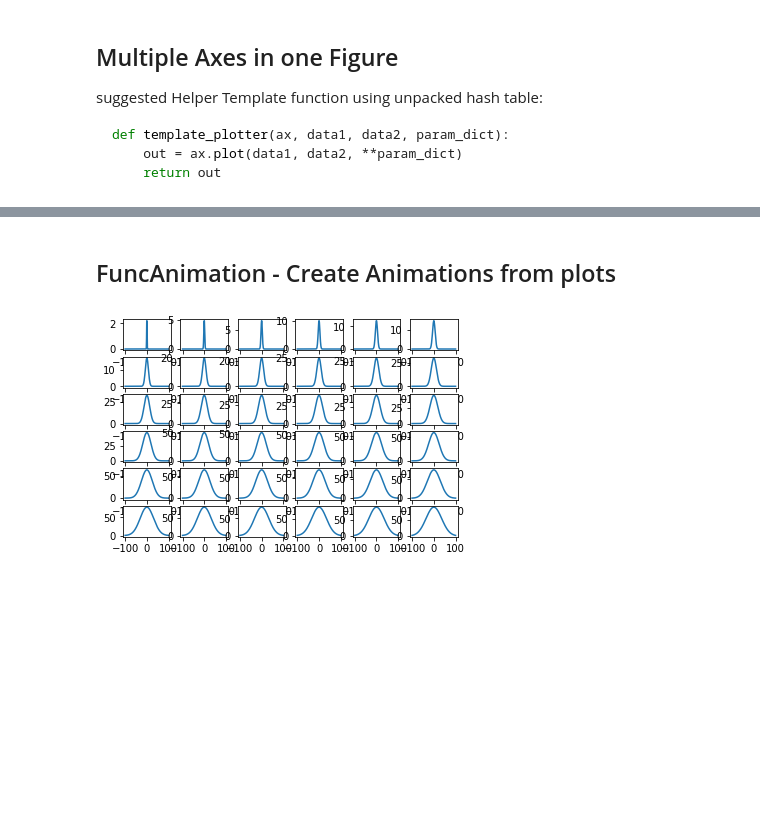
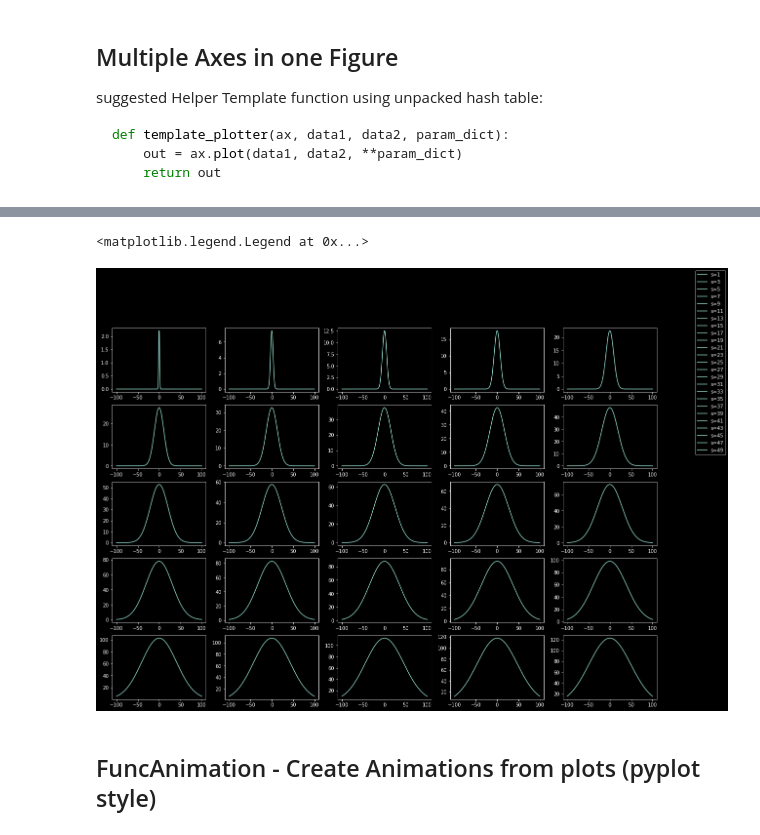
Before and after one commit to roman91DE/machine-learning, a Jupyter notebook: matplotlib_tutorial.ipynb, the cells around one changed output, grey strips where cells are left out. Cells and saved outputs as stored; diff of their text form; code cells hidden in the pictures; blank space fills up the shorter version.

```diff
--- a/matplotlib_tutorial.ipynb
+++ b/matplotlib_tutorial.ipynb
@@ -138,4 +166,21 @@ my_plotter(ax4, x, np.sin(random() * np.e * x))
+# %%
+fig, axes = plt.subplots(nrows=5, ncols=5)
+
+x = np.linspace(-100,100,200)
+mean = 0
+std = 1
+
+for row in axes:
+    for ax in row:
+        ax.plot(x, gauss(x,mean, std), label=f"s={std}")
+        std += 2
+
+fig.set_size_inches(20,14)
+fig.legend()
+# %% [output]
+<matplotlib.legend.Legend at 0x...>
+[figure, added]
 # %% [markdown]
-## FuncAnimation - Create Animations from plots
+## FuncAnimation - Create Animations from plots (pyplot style)
 # %%
 from matplotlib.animation import FuncAnimation
@@ -149,15 +186,0 @@ def gauss(x, m, s):
-# %%
-fig, axes = plt.subplots(nrows=6, ncols=6)
-
-x = np.linspace(-100,100,200)
-mean = 0
-std = 1
-
-for row in axes:
-    for ax in row:
-        ax.plot(x, gauss(x,mean, std), label=f"s={std}")
-        std += 1
-
-#fig.legend()
-# %% [output]
-[figure, removed]
```
Also changed, not shown: parts of 8 cells of this notebook, 3 other files.
